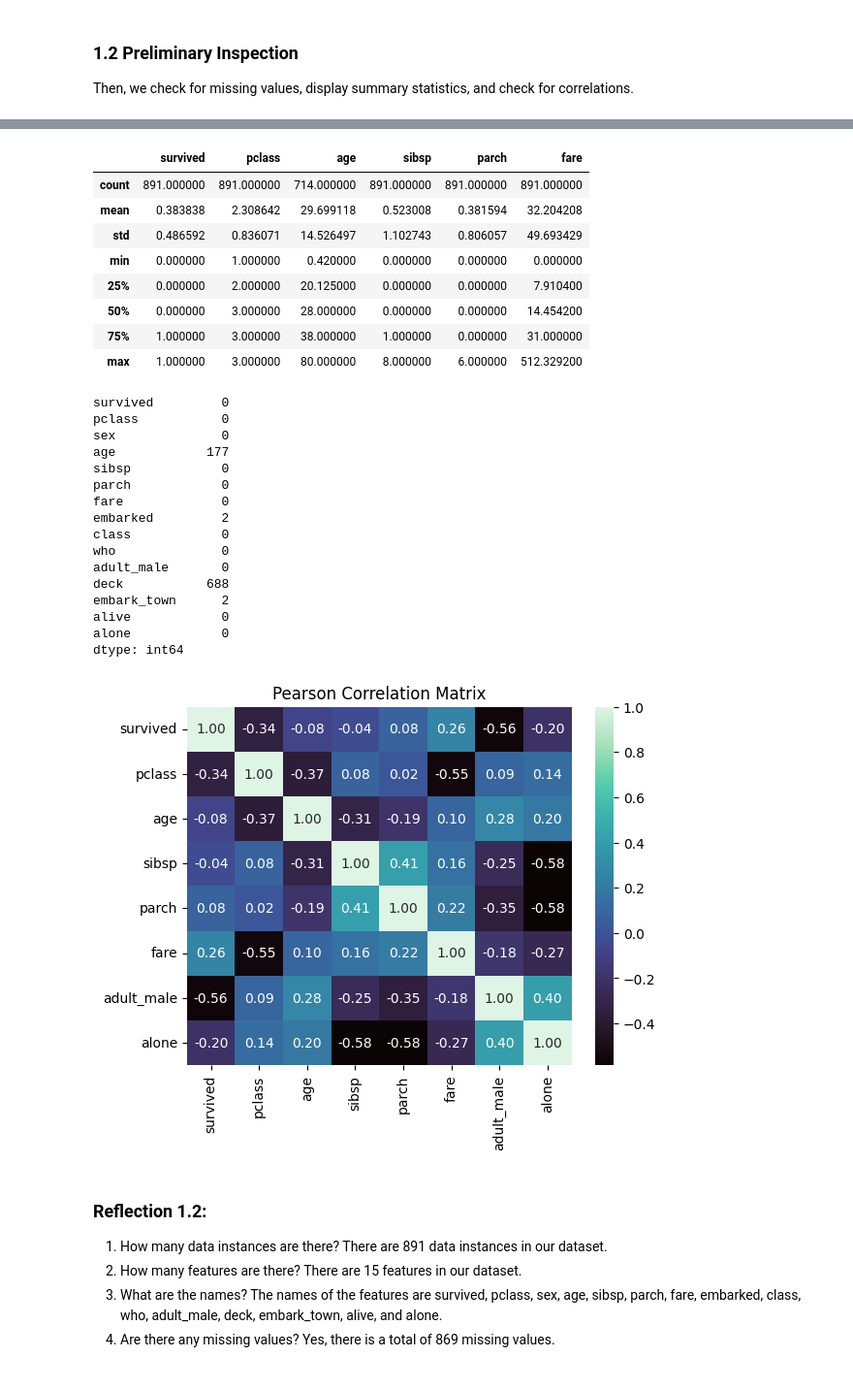
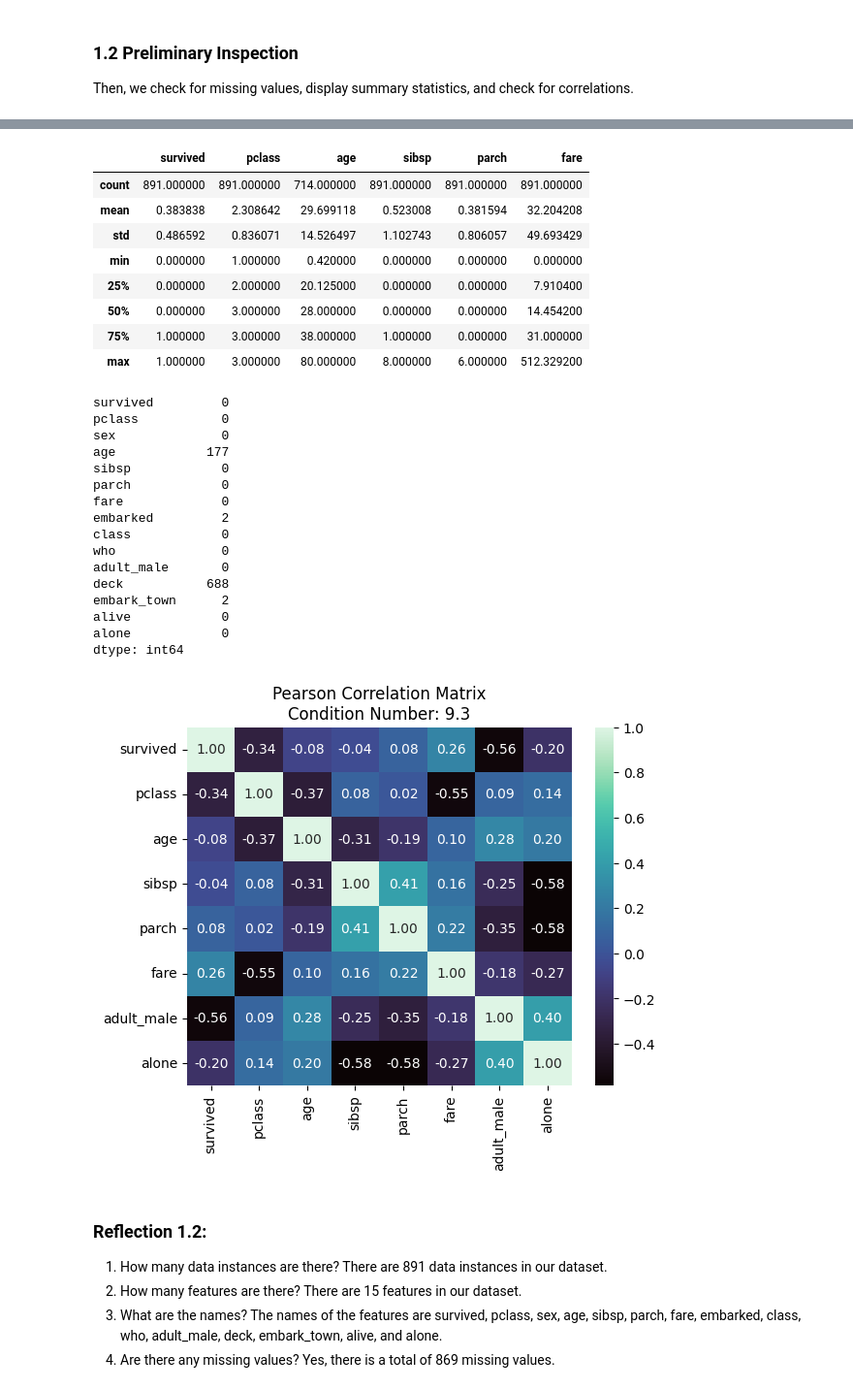
Before and after one commit to JfromNWMS/applied-ml-jordan, a Jupyter notebook: notebooks/project02/ml02_jordan.ipynb, the cells around one changed output, grey strips where cells are left out. Shown at 97% size. Drawn from its saved outputs; the diff is of its cells as text; code cells hidden in the pictures.

```diff
--- a/notebooks/project02/ml02_jordan.ipynb
+++ b/notebooks/project02/ml02_jordan.ipynb
@@ -56,8 +54,9 @@ display(titanic_df.describe())
 # Check for missing values
 display(titanic_df.isnull().sum())
 # Check for correlations
-sns.heatmap(titanic_df.corr(numeric_only=True), annot=True, cmap='mako', fmt='.2f')  # noqa: Q000
-plt.title("Pearson Correlation Matrix")
+titanic_corr: pd.DataFrame = titanic_df.corr(numeric_only=True)
+sns.heatmap(titanic_corr, annot=True, cmap='mako', fmt='.2f')  # noqa: Q000
+plt.title(f"Pearson Correlation Matrix\nCondition Number: {cond(titanic_corr):.1f}")
 plt.show()
 # %% [output]
 <class 'pandas.core.frame.DataFrame'>
@@ -75,34 +74,34 @@ Data columns (total 15 columns):
 ... (6 lines left out)
  13  alive        891 non-null    object
  14  alone        891 non-null    bool
 dtypes: bool(2), category(2), float64(2), int64(4), object(5)
 memory usage: 80.7+ KB
 |  | survived | pclass | age | sibsp | parch | fare |
 | count | 891.000000 | 891.000000 | 714.000000 | 891.000000 | 891.000000 | 891.000000 |
 | mean | 0.383838 | 2.308642 | 29.699118 | 0.523008 | 0.381594 | 32.204208 |
 | std | 0.486592 | 0.836071 | 14.526497 | 1.102743 | 0.806057 | 49.693429 |
 | min | 0.000000 | 1.000000 | 0.420000 | 0.000000 | 0.000000 | 0.000000 |
 | 25% | 0.000000 | 2.000000 | 20.125000 | 0.000000 | 0.000000 | 7.910400 |
 | 50% | 0.000000 | 3.000000 | 28.000000 | 0.000000 | 0.000000 | 14.454200 |
 | 75% | 1.000000 | 3.000000 | 38.000000 | 1.000000 | 0.000000 | 31.000000 |
 | max | 1.000000 | 3.000000 | 80.000000 | 8.000000 | 6.000000 | 512.329200 |
 survived         0
 pclass           0
 sex              0
 age            177
 sibsp            0
 parch            0
 fare             0
 embarked         2
 class            0
 who              0
 adult_male       0
 deck           688
 embark_town      2
 alive            0
 alone            0
 dtype: int64
-[figure, old version]
+[figure, new version]
 # %% [markdown]
 ### Reflection 1.2:
 1) How many data instances are there?  There are 891 data instances in our dataset.
```
Also changed, not shown: parts of 8 cells of this notebook, 1 other file.
